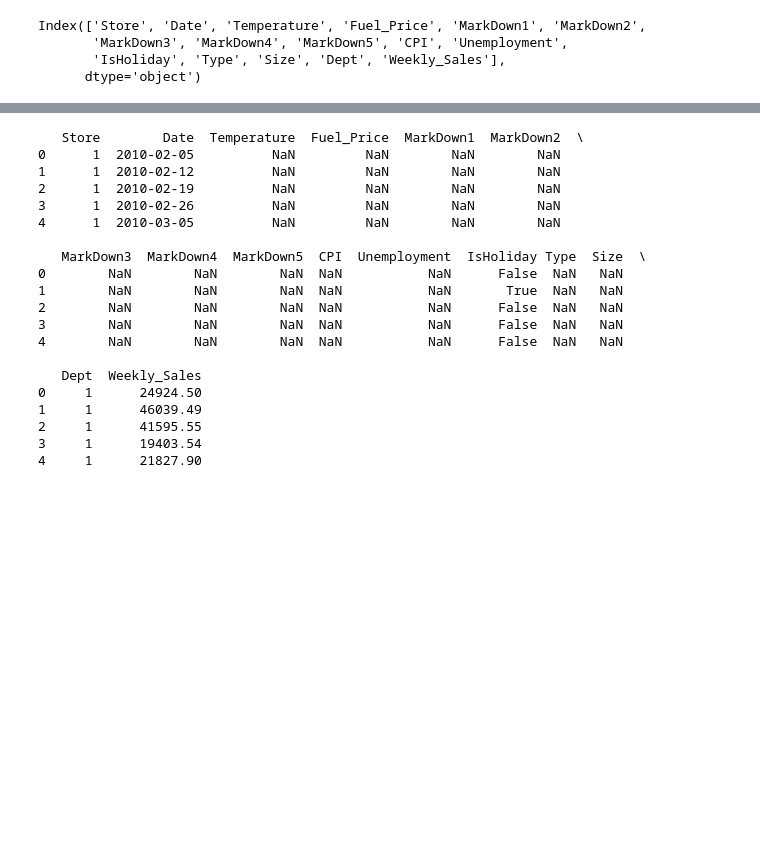
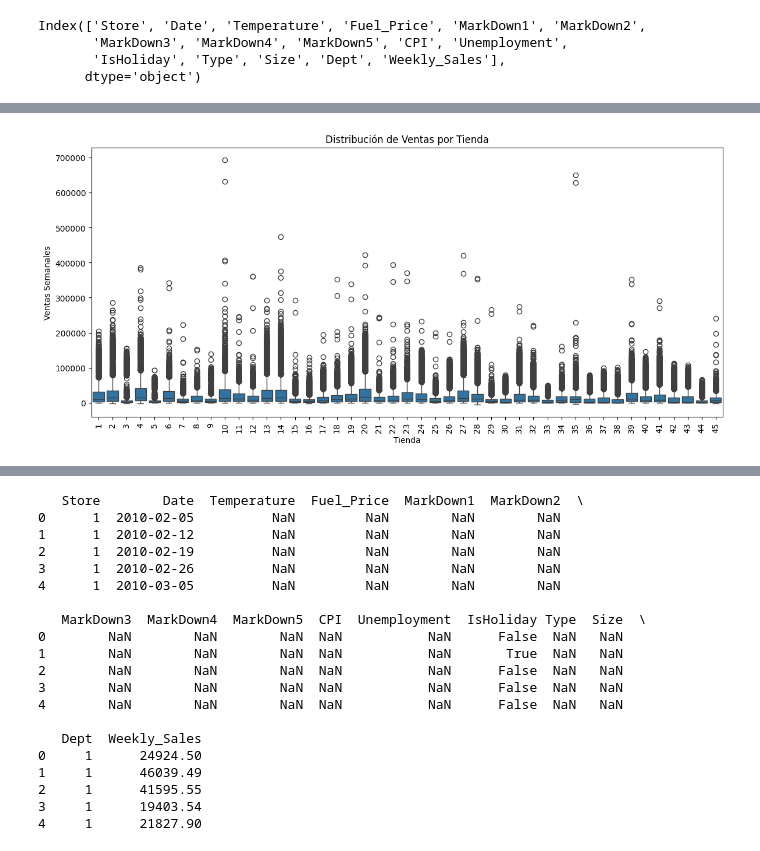
Before and after one commit to brokie636/A.N.N-applications, a Jupyter notebook: demand_prediction/notebooks/demand_predict.ipynb, the cells around one changed output, grey strips where cells are left out. Saved outputs shown, nothing was run; the diff lists cells and outputs as text; code cells hidden in the pictures; blank space fills up the shorter version.

```diff
--- a/demand_prediction/notebooks/demand_predict.ipynb
+++ b/demand_prediction/notebooks/demand_predict.ipynb
@@ -398,0 +469,10 @@ Index(['Store', 'Date', 'Temperature', 'Fuel_Price', 'MarkDown1', 'MarkDown2',
+# %%
+plt.figure(figsize=(14,6))
+sns.boxplot(data=merged_df, x="Store", y="Weekly_Sales")
+plt.xlabel("Tienda")
+plt.ylabel("Ventas Semanales")
+plt.title("Distribución de Ventas por Tienda")
+plt.xticks(rotation=90)
+plt.show()
+# %% [output]
+[figure, added]
```
Also changed, not shown: parts of 22 cells of this notebook.
